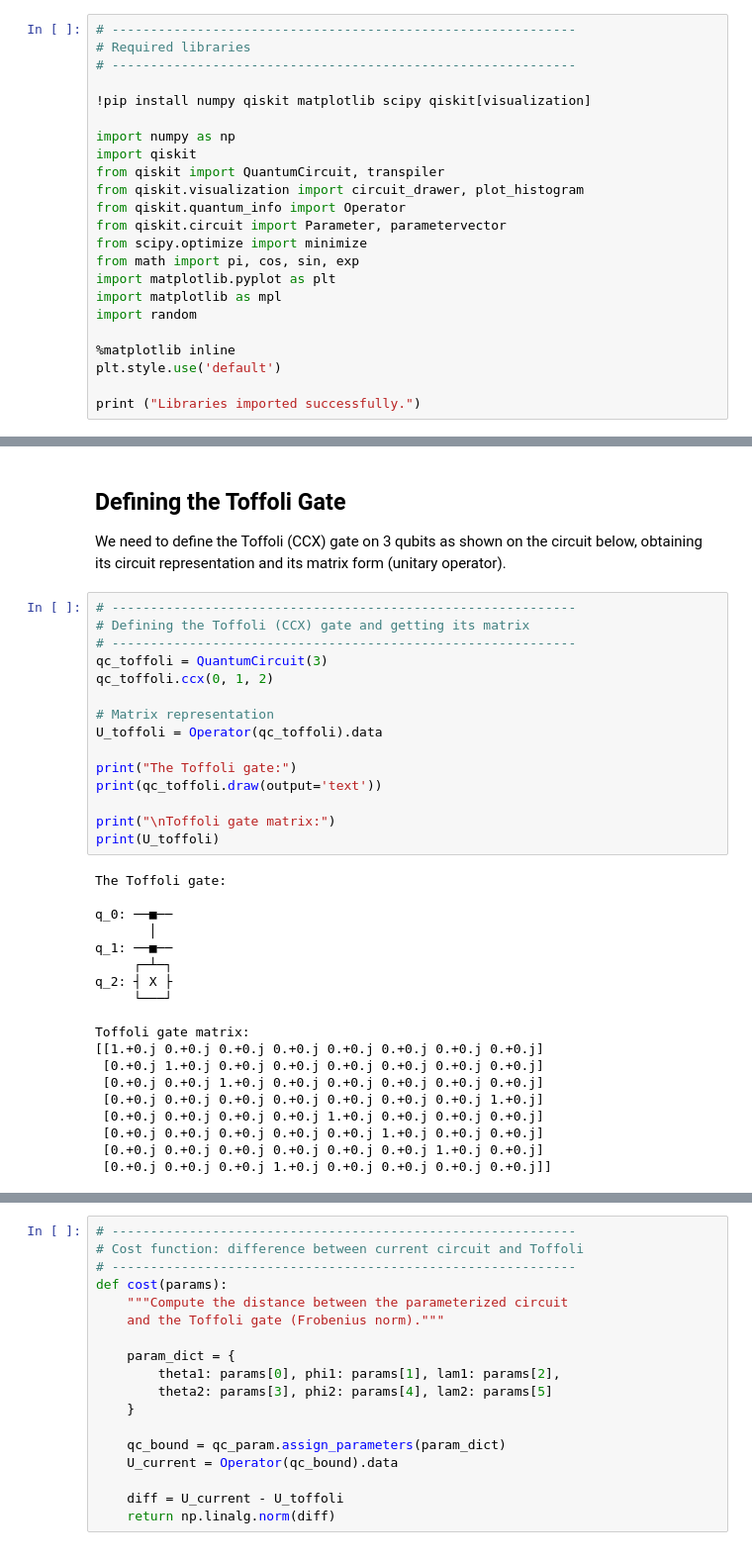
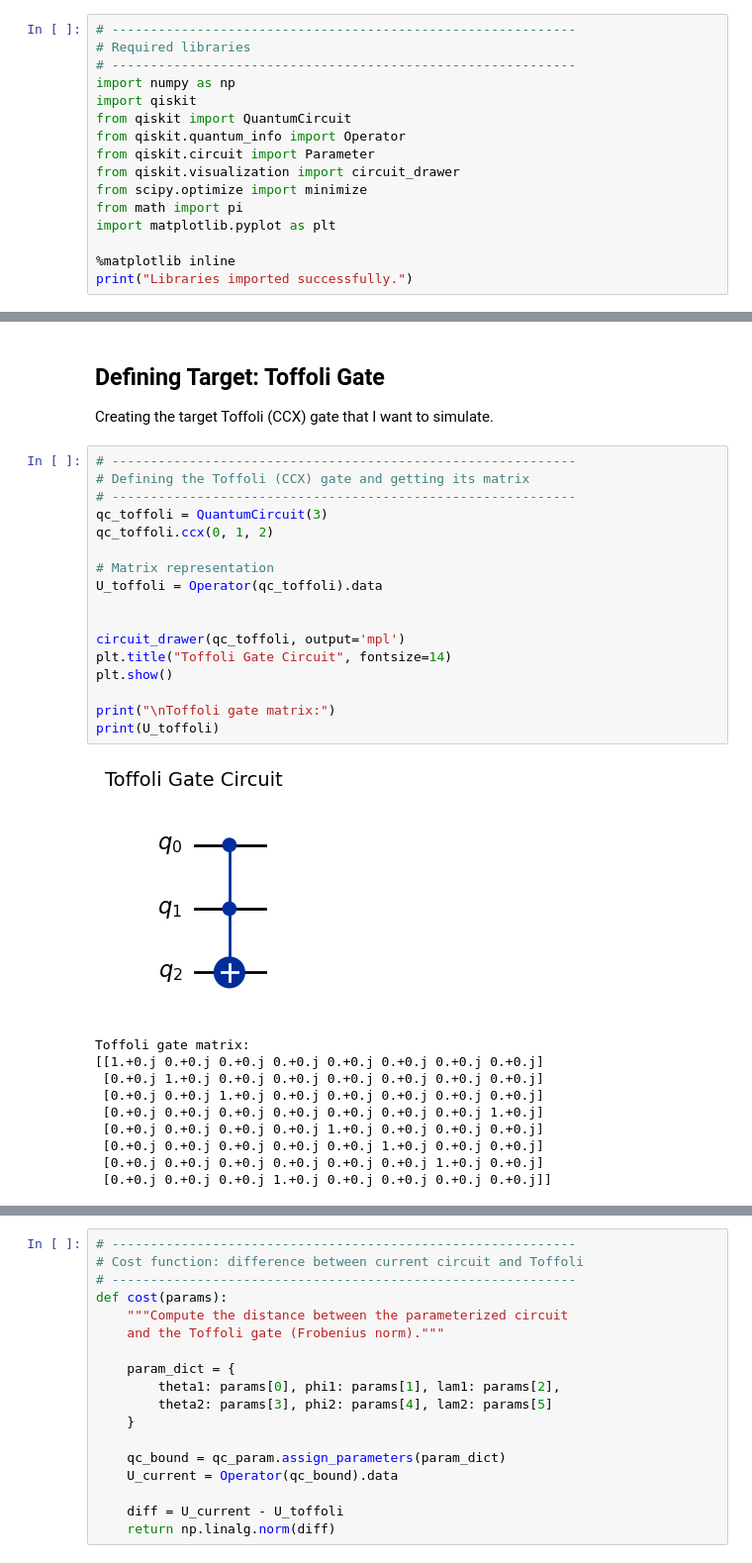
Before and after one commit to Qelisa144/Toffoli-Gate-Simulation, a Jupyter notebook: src/main.ipynb, the cells around one changed output, grey strips where cells are left out. Shown at 99% size. Saved outputs shown, nothing was run; the diff lists cells and outputs as text.

```diff
--- a/src/main.ipynb
+++ b/src/main.ipynb
@@ -9,23 +9,16 @@ Finding the 6 parameters (θ₁, φ₁, λ₁, θ₂, φ₂, λ₂) for the U3 g
 # ------------------------------------------------------------
 # Required libraries
 # ------------------------------------------------------------
-
-!pip install numpy qiskit matplotlib scipy qiskit[visualization]
-
 import numpy as np
 import qiskit
-from qiskit import QuantumCircuit, transpiler
-from qiskit.visualization import circuit_drawer, plot_histogram
+from qiskit import QuantumCircuit
 from qiskit.quantum_info import Operator
-from qiskit.circuit import Parameter, parametervector
+from qiskit.circuit import Parameter
+from qiskit.visualization import circuit_drawer
 from scipy.optimize import minimize
-from math import pi, cos, sin, exp
+from math import pi
 import matplotlib.pyplot as plt
-import matplotlib as mpl
-import random
 
 %matplotlib inline
-plt.style.use('default')
-
-print ("Libraries imported successfully.")
+print("Libraries imported successfully.")
 # %% [output]
@@ -49,32 +26,25 @@ Libraries imported successfully.
-# %% [markdown]
-## Defining the Toffoli Gate
-
-We need to define the Toffoli (CCX) gate on 3 qubits as shown on the circuit below, obtaining its circuit representation and its matrix form (unitary operator).
+# %% [markdown]
+## Defining Target: Toffoli Gate
+Creating the target Toffoli (CCX) gate that I want to simulate.
 # %%
 # ------------------------------------------------------------
 # Defining the Toffoli (CCX) gate and getting its matrix
 # ------------------------------------------------------------
 qc_toffoli = QuantumCircuit(3)
 qc_toffoli.ccx(0, 1, 2)
 
 # Matrix representation
 U_toffoli = Operator(qc_toffoli).data
 
-print("The Toffoli gate:")
-print(qc_toffoli.draw(output='text'))
+
+circuit_drawer(qc_toffoli, output='mpl')
+plt.title("Toffoli Gate Circuit", fontsize=14)
+plt.show()
 
 print("\nToffoli gate matrix:")
 print(U_toffoli)
 # %% [output]
+[figure, added]
-The Toffoli gate:
-
-q_0: ──■──
-       │
-q_1: ──■──
-     ┌─┴─┐
-q_2: ┤ X ├
-     └───┘
-
 Toffoli gate matrix:
 [[1.+0.j 0.+0.j 0.+0.j 0.+0.j 0.+0.j 0.+0.j 0.+0.j 0.+0.j]
  [0.+0.j 1.+0.j 0.+0.j 0.+0.j 0.+0.j 0.+0.j 0.+0.j 0.+0.j]
```
Also changed, not shown: parts of 12 cells of this notebook.
